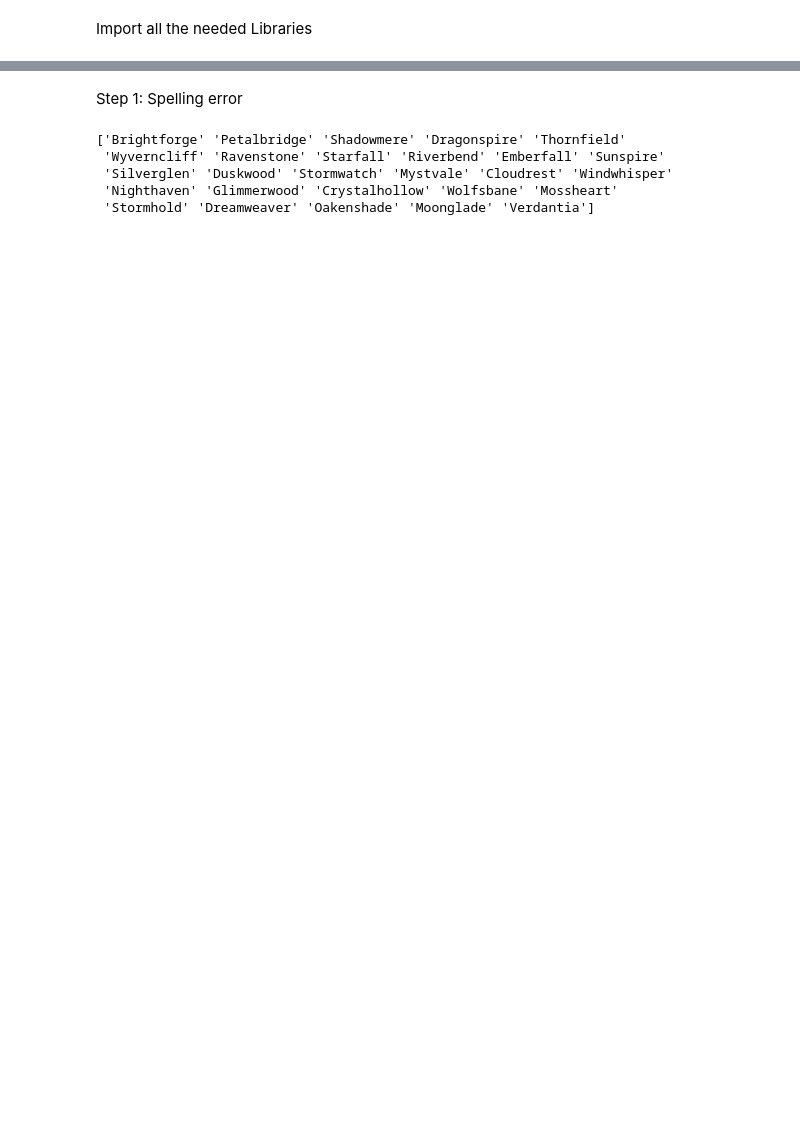
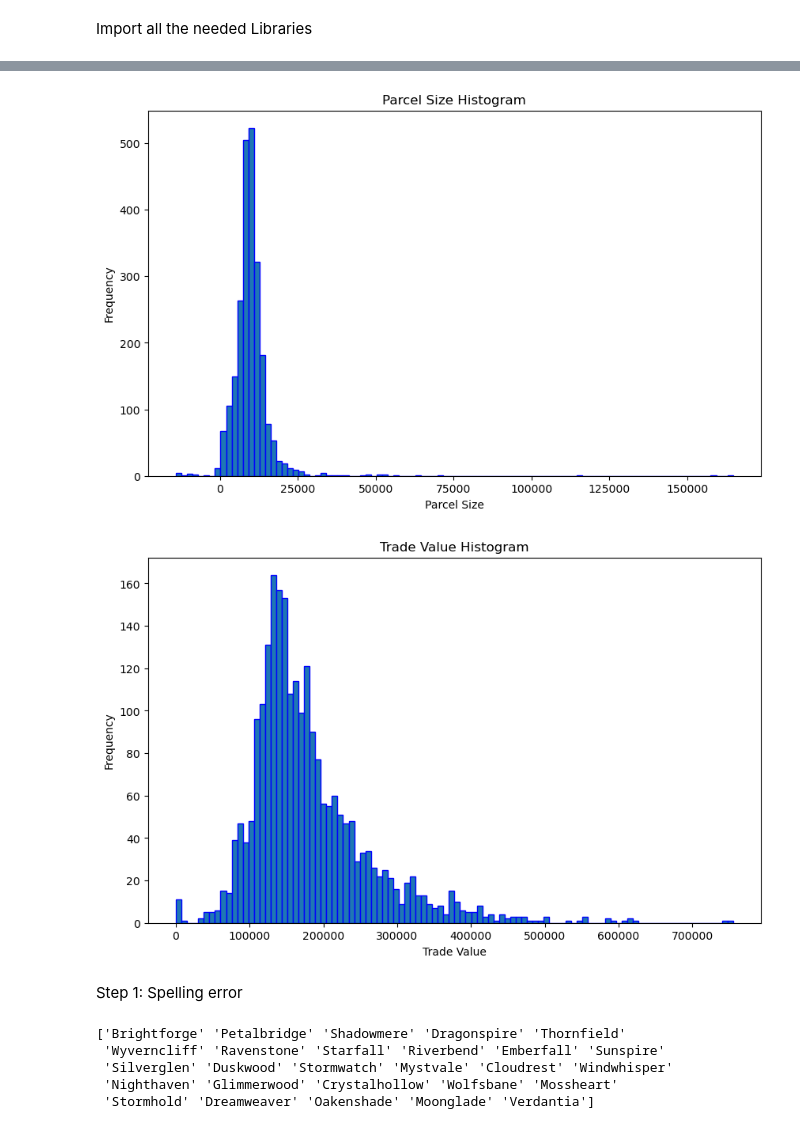
Before and after one commit to PatBaruch/DDD, a Jupyter notebook: preData.ipynb, the cells around one changed output, grey strips where cells are left out. Cells and saved outputs as stored; diff of their text form; code cells hidden in the pictures; blank space fills up the shorter version.

```diff
--- a/preData.ipynb
+++ b/preData.ipynb
@@ -12,3 +85,21 @@ df2 = pd.read_csv('data/set11_it2.csv', sep=',')
+# %%
+#histogram for parcel size
+plt.figure(figsize=(10, 6))
+plt.hist(df['ParcelSize'], bins=100, edgecolor='blue')
+plt.title('Parcel Size Histogram')
+plt.xlabel('Parcel Size')
+plt.ylabel('Frequency')
+plt.show()
+#histogram for tradevalue
+plt.figure(figsize=(10, 6))
+plt.hist(df['TradeValue'], bins=100, edgecolor='blue')
+plt.title('Trade Value Histogram')
+plt.xlabel('Trade Value')
+plt.ylabel('Frequency')
+plt.show()
+# %% [output]
+[figure, added]
+[figure, added]
 # %% [markdown]
 Step 1: Spelling error
 # %%
```
Also changed, not shown: parts of 23 cells of this notebook.
